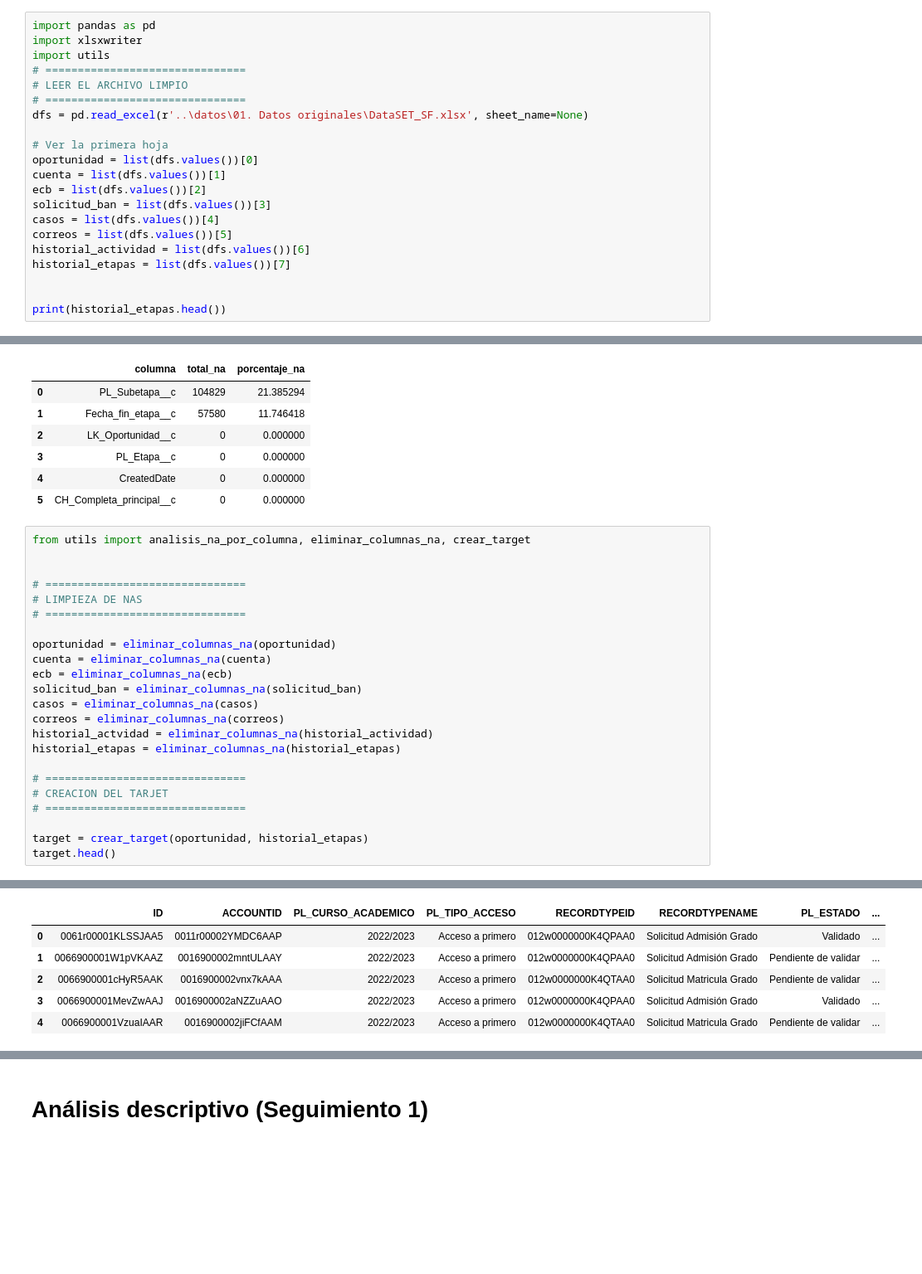
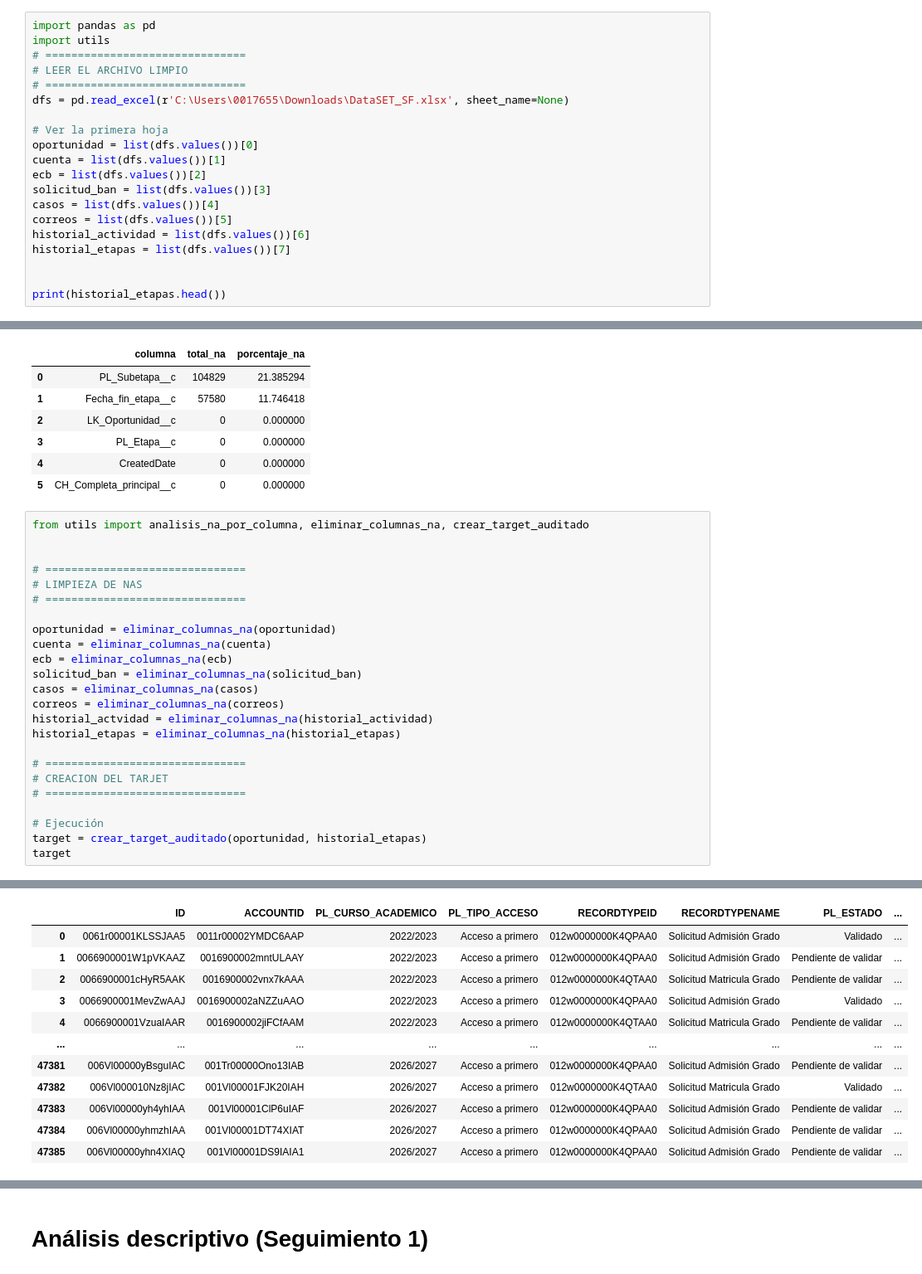
Before and after one commit to MiguelHernandezCorral/UNAV, a Jupyter notebook: notebooks/01_Limpieza copy.ipynb, the cells around one changed output, grey strips where cells are left out. Shown at 83% size. Drawn from its saved outputs; the diff is of its cells as text; blank space fills up the shorter version.

```diff
--- a/notebooks/01_Limpieza copy.ipynb
+++ b/notebooks/01_Limpieza copy.ipynb
@@ -16,12 +16,11 @@ Limpieza de datos, columnas innecesarias y valores nulos/blancos
 ---
 # %%
 import pandas as pd
-import xlsxwriter
 import utils
 # ===============================
 # LEER EL ARCHIVO LIMPIO
 # ===============================
-dfs = pd.read_excel(r'..\datos\01. Datos originales\DataSET_SF.xlsx', sheet_name=None)
+dfs = pd.read_excel(r'C:\Users\0017655\Downloads\DataSET_SF.xlsx', sheet_name=None)
 
 # Ver la primera hoja
 oportunidad = list(dfs.values())[0]
@@ -75,7 +74,7 @@ analisis_na_por_columna(historial_etapas)
 | 4 | CreatedDate | 0 | 0.000000 |
 | 5 | CH_Completa_principal__c | 0 | 0.000000 |
 # %%
-from utils import analisis_na_por_columna, eliminar_columnas_na, crear_target
+from utils import analisis_na_por_columna, eliminar_columnas_na, crear_target_auditado
 
 
 # ===============================
@@ -95,6 +94,7 @@ historial_etapas = eliminar_columnas_na(historial_etapas)
 # CREACION DEL TARJET
 # ===============================
 
-target = crear_target(oportunidad, historial_etapas)
-target.head()
+# Ejecución
+target = crear_target_auditado(oportunidad, historial_etapas)
+target
 # %% [output]
@@ -103,6 +111,12 @@ Hay un total de 1492 desmatriculados. Un 9.66% del total de matriculados
 |  | ID | ACCOUNTID | PL_CURSO_ACADEMICO | PL_TIPO_ACCESO | RECORDTYPEID | RECORDTYPENAME | PL_ESTADO | ... |
 | 0 | 0061r00001KLSSJAA5 | 0011r00002YMDC6AAP | 2022/2023 | Acceso a primero | 012w0000000K4QPAA0 | Solicitud Admisión Grado | Validado | ... |
 | 1 | 0066900001W1pVKAAZ | 0016900002mntULAAY | 2022/2023 | Acceso a primero | 012w0000000K4QPAA0 | Solicitud Admisión Grado | Pendiente de validar | ... |
 | 2 | 0066900001cHyR5AAK | 0016900002vnx7kAAA | 2022/2023 | Acceso a primero | 012w0000000K4QTAA0 | Solicitud Matricula Grado | Pendiente de validar | ... |
 | 3 | 0066900001MevZwAAJ | 0016900002aNZZuAAO | 2022/2023 | Acceso a primero | 012w0000000K4QPAA0 | Solicitud Admisión Grado | Validado | ... |
 | 4 | 0066900001VzuaIAAR | 0016900002jiFCfAAM | 2022/2023 | Acceso a primero | 012w0000000K4QTAA0 | Solicitud Matricula Grado | Pendiente de validar | ... |
+| ... | ... | ... | ... | ... | ... | ... | ... | ... |
+| 47381 | 006Vl00000yBsguIAC | 001Tr00000Ono13IAB | 2026/2027 | Acceso a primero | 012w0000000K4QPAA0 | Solicitud Admisión Grado | Pendiente de validar | ... |
+| 47382 | 006Vl000010Nz8jIAC | 001Vl00001FJK20IAH | 2026/2027 | Acceso a primero | 012w0000000K4QTAA0 | Solicitud Matricula Grado | Validado | ... |
+| 47383 | 006Vl00000yh4yhIAA | 001Vl00001ClP6uIAF | 2026/2027 | Acceso a primero | 012w0000000K4QPAA0 | Solicitud Admisión Grado | Pendiente de validar | ... |
+| 47384 | 006Vl00000yhmzhIAA | 001Vl00001DT74XIAT | 2026/2027 | Acceso a primero | 012w0000000K4QPAA0 | Solicitud Admisión Grado | Pendiente de validar | ... |
+| 47385 | 006Vl00000yhn4XIAQ | 001Vl00001DS9IAIA1 | 2026/2027 | Acceso a primero | 012w0000000K4QPAA0 | Solicitud Admisión Grado | Pendiente de validar | ... |
```
Also changed, not shown: parts of 5 cells of this notebook, 1 other file.
